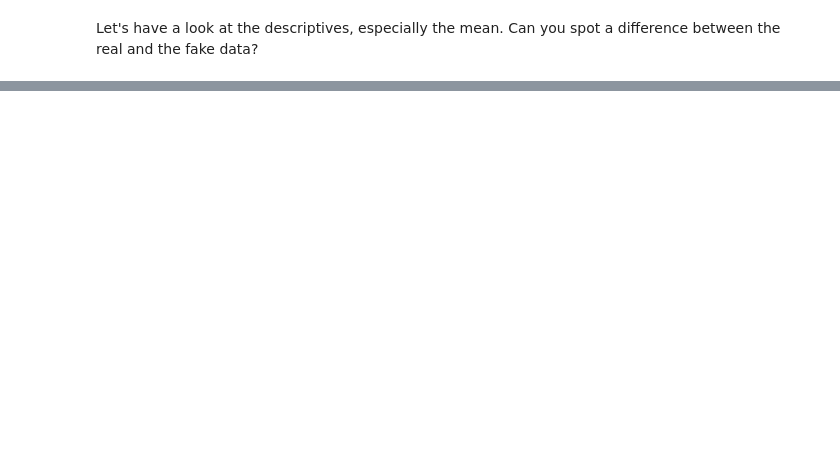
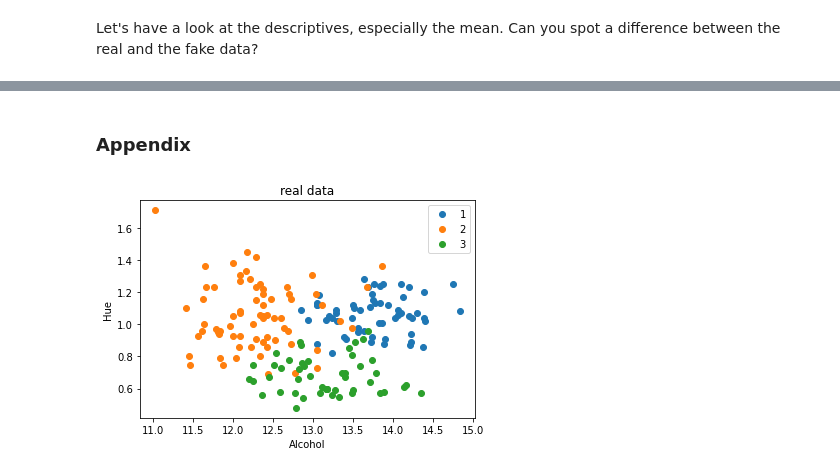
Before and after one commit to lschmiddey/fastpages_, a Jupyter notebook: _notebooks/2021-04-10-DeepLearning_TabularDataAugmentation.ipynb, the cells around one changed output, grey strips where cells are left out. Drawn from its saved outputs; the diff is of its cells as text; code cells hidden in the pictures; blank space fills up the shorter version.

```diff
--- a/_notebooks/2021-04-10-DeepLearning_TabularDataAugmentation.ipynb
+++ b/_notebooks/2021-04-10-DeepLearning_TabularDataAugmentation.ipynb
@@ -161,0 +203,19 @@ df_fake_with_noise.groupby('Wine').describe().loc[:,(slice(None),['mean'])]
+# %% [markdown]
+### Appendix
+# %%
+import matplotlib.pyplot as plt
+
+groups = df.groupby('Wine')
+
+# Plot
+fig, ax = plt.subplots()
+ax.margins(0.05) # Optional, just adds 5% padding to the autoscaling
+for name, group in groups:
+    ax.plot(group.Alcohol, group.Hue, marker='o', linestyle='', ms=6, label=name)
+ax.legend()
+plt.title('real data')
+plt.xlabel('Alcohol')
+plt.ylabel('Hue')
+plt.show()
+# %% [output]
+[figure, added]
```
Also changed, not shown: parts of 33 cells of this notebook, 8 other files.
